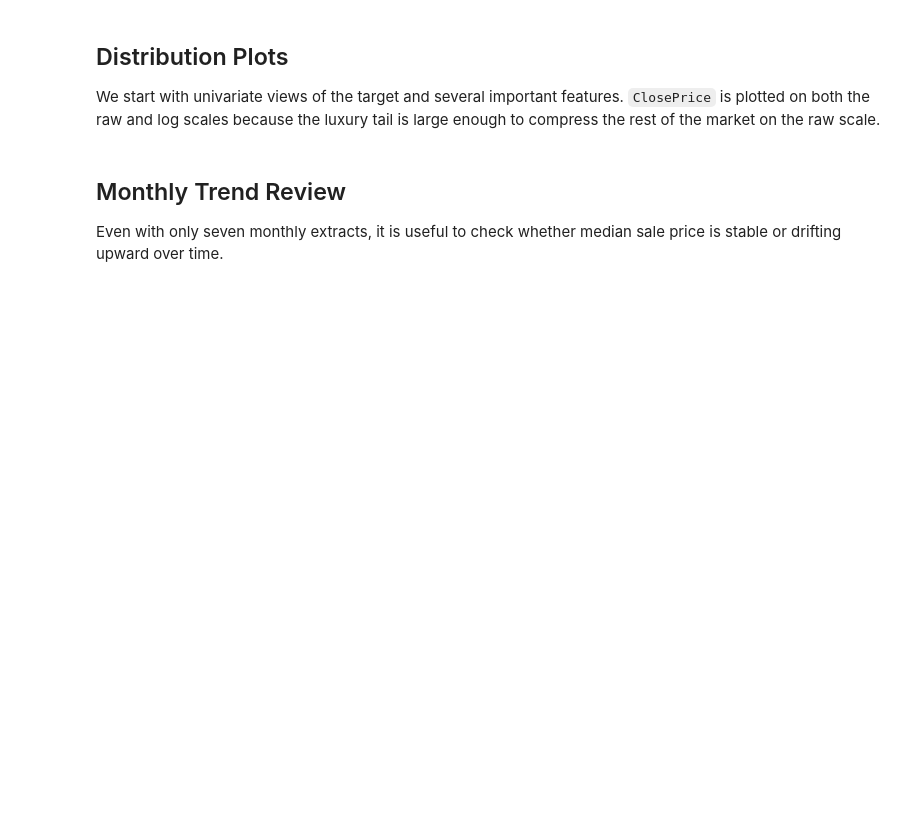
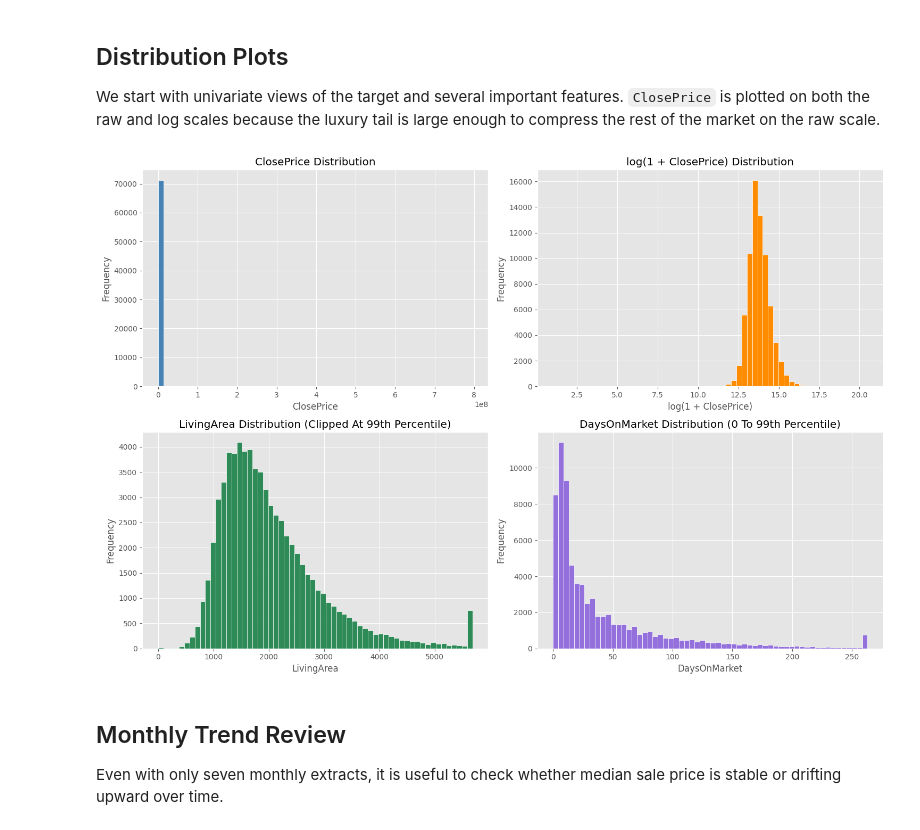
Before and after one commit to rsm-mem032/IDX-Data-Scientist-Intern-Summer2026, a Jupyter notebook: notebooks/01_exploration.ipynb, the cells around one changed output. Drawn from its saved outputs; the diff is of its cells as text; code cells hidden in the pictures; blank space fills up the shorter version.

```diff
--- a/notebooks/01_exploration.ipynb
+++ b/notebooks/01_exploration.ipynb
@@ -65,12 +76,18 @@ scoped_df["dedupe_key"] = (
 
 missing_dedupe_key = scoped_df["dedupe_key"].eq("")
 scoped_df.loc[missing_dedupe_key, "dedupe_key"] = (
-    scoped_df.loc[missing_dedupe_key, "ListingId"].astype("string").fillna("").str.strip()
+    scoped_df.loc[missing_dedupe_key, "ListingId"]
+    .astype("string")
+    .fillna("")
+    .str.strip()
 )
 
 still_missing_dedupe_key = scoped_df["dedupe_key"].eq("")
 scoped_df.loc[still_missing_dedupe_key, "dedupe_key"] = (
-    scoped_df.loc[still_missing_dedupe_key, "ListingKey"].astype("string").fillna("").str.strip()
+    scoped_df.loc[still_missing_dedupe_key, "ListingKey"]
+    .astype("string")
+    .fillna("")
+    .str.strip()
 )
 
 before_dedup = len(scoped_df)
@@ -93,11 +110,15 @@ for col in numeric_cols:
     analysis_df[col] = pd.to_numeric(analysis_df[col], errors="coerce")
 
 analysis_df["CloseDate"] = pd.to_datetime(analysis_df["CloseDate"], errors="coerce")
-analysis_df["source_month"] = pd.to_datetime(analysis_df["source_month"], format="%Y%m", errors="coerce")
+analysis_df["source_month"] = pd.to_datetime(
+    analysis_df["source_month"], format="%Y%m", errors="coerce"
+)
 analysis_df["sale_to_list_ratio"] = analysis_df["ClosePrice"] / analysis_df["ListPrice"]
 analysis_df["log_close_price"] = np.log1p(analysis_df["ClosePrice"])
 analysis_df["log_living_area"] = np.log1p(analysis_df["LivingArea"])
-analysis_df["close_month"] = analysis_df["CloseDate"].dt.to_period("M").dt.to_timestamp()
+analysis_df["close_month"] = (
+    analysis_df["CloseDate"].dt.to_period("M").dt.to_timestamp()
+)
 
 print(f"Scoped rows before dedupe: {before_dedup:,}")
 print(f"Rows after dedupe: {len(analysis_df):,}")
@@ -251,28 +354,38 @@ We start with univariate views of the target and several important features. `Cl
 # %%
 fig, axes = plt.subplots(2, 2, figsize=(15, 10))
 
-analysis_df["ClosePrice"].dropna().plot(kind="hist", bins=60, ax=axes[0, 0], color="steelblue", edgecolor="white")
+analysis_df["ClosePrice"].dropna().plot(
+    kind="hist", bins=60, ax=axes[0, 0], color="steelblue", edgecolor="white"
+)
 axes[0, 0].set_title("ClosePrice Distribution")
 axes[0, 0].set_xlabel("ClosePrice")
 
-analysis_df["log_close_price"].dropna().plot(kind="hist", bins=60, ax=axes[0, 1], color="darkorange", edgecolor="white")
+analysis_df["log_close_price"].dropna().plot(
+    kind="hist", bins=60, ax=axes[0, 1], color="darkorange", edgecolor="white"
+)
 axes[0, 1].set_title("log(1 + ClosePrice) Distribution")
 axes[0, 1].set_xlabel("log(1 + ClosePrice)")
 
-analysis_df["LivingArea"].clip(upper=analysis_df["LivingArea"].quantile(0.99)).dropna().plot(
+analysis_df["LivingArea"].clip(
+    upper=analysis_df["LivingArea"].quantile(0.99)
+).dropna().plot(
     kind="hist", bins=60, ax=axes[1, 0], color="seagreen", edgecolor="white"
 )
 axes[1, 0].set_title("LivingArea Distribution (Clipped At 99th Percentile)")
 axes[1, 0].set_xlabel("LivingArea")
 
-analysis_df["DaysOnMarket"].clip(lower=0, upper=analysis_df["DaysOnMarket"].quantile(0.99)).dropna().plot(
+analysis_df["DaysOnMarket"].clip(
+    lower=0, upper=analysis_df["DaysOnMarket"].quantile(0.99)
+).dropna().plot(
     kind="hist", bins=60, ax=axes[1, 1], color="mediumpurple", edgecolor="white"
 )
 axes[1, 1].set_title("DaysOnMarket Distribution (0 To 99th Percentile)")
 axes[1, 1].set_xlabel("DaysOnMarket")
 
 plt.tight_layout()
 plt.show()
+# %% [output]
+[figure, added]
 # %% [markdown]
 ## Monthly Trend Review
 
```
Also changed, not shown: parts of 10 cells of this notebook.
